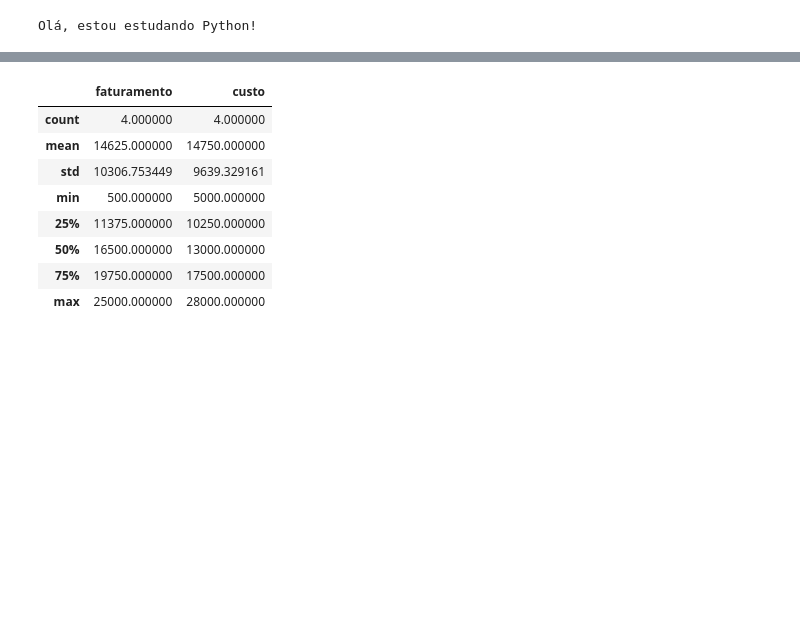
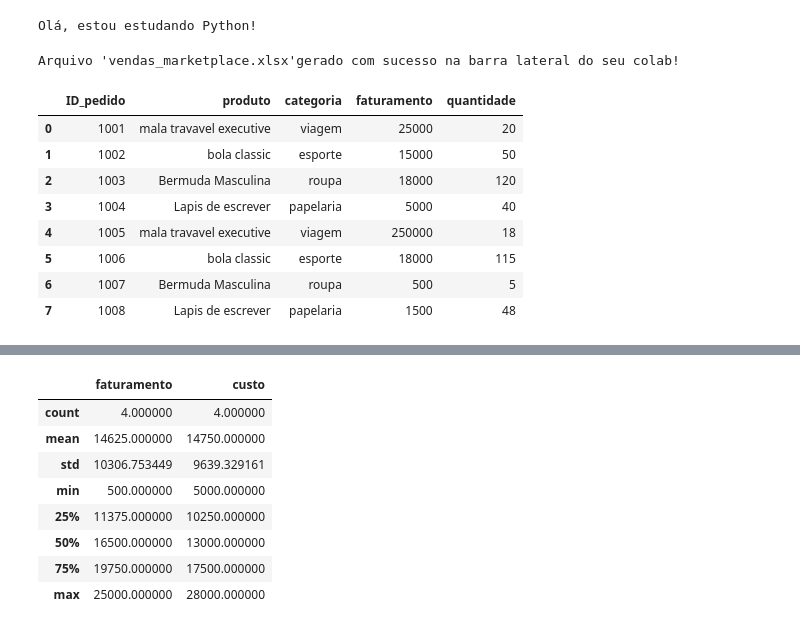
Before and after one commit to custodiopm/Estudo-Python, a Jupyter notebook: getting_started_with_google_colab_ai.ipynb, the cells around one changed output, grey strips where cells are left out. Saved outputs shown, nothing was run; the diff lists cells and outputs as text; code cells hidden in the pictures; blank space fills up the shorter version.

```diff
--- a/getting_started_with_google_colab_ai.ipynb
+++ b/getting_started_with_google_colab_ai.ipynb
@@ -4,3 +4,31 @@
 print("Olá, estou estudando Python!")
 # %% [output]
 Olá, estou estudando Python!
+# %%
+import pandas as pd
+dados_reais={'ID_pedido':[1001,1002,1003,1004,1005,1006,1007,1008],
+             'produto':['mala travavel executive','bola classic','Bermuda Masculina','Lapis de escrever', 'mala travavel executive','bola classic','Bermuda Masculina','Lapis de escrever'],
+             'categoria':['viagem','esporte','roupa','papelaria', 'viagem','esporte','roupa','papelaria'],
+              'faturamento':[25000,15000,18000,5000,250000,18000,500,1500],
+             'quantidade':[20,50,120,40,18,115,5,48]}
+df_fictico=pd.DataFrame(dados_reais)
+df_fictico.to_excel('vendas_marketplace.xlsx',index= False)
+print("Arquivo 'vendas_marketplace.xlsx'gerado com sucesso na barra lateral do seu colab!")
+# %% [output]
+Arquivo 'vendas_marketplace.xlsx'gerado com sucesso na barra lateral do seu colab!
+# %%
+# O Pandas abre o arquivo Excel externo e joga dentro da variável 'df_real'
+df_real = pd.read_excel('vendas_marketplace.xlsx')
+
+# Exibindo a planilha que veio de fora
+df_real
+# %% [output]
+|  | ID_pedido | produto | categoria | faturamento | quantidade |
+| 0 | 1001 | mala travavel executive | viagem | 25000 | 20 |
+| 1 | 1002 | bola classic | esporte | 15000 | 50 |
+| 2 | 1003 | Bermuda Masculina | roupa | 18000 | 120 |
+| 3 | 1004 | Lapis de escrever | papelaria | 5000 | 40 |
+| 4 | 1005 | mala travavel executive | viagem | 250000 | 18 |
+| 5 | 1006 | bola classic | esporte | 18000 | 115 |
+| 6 | 1007 | Bermuda Masculina | roupa | 500 | 5 |
+| 7 | 1008 | Lapis de escrever | papelaria | 1500 | 48 |
```
Also changed, not shown: parts of 5 cells of this notebook.
